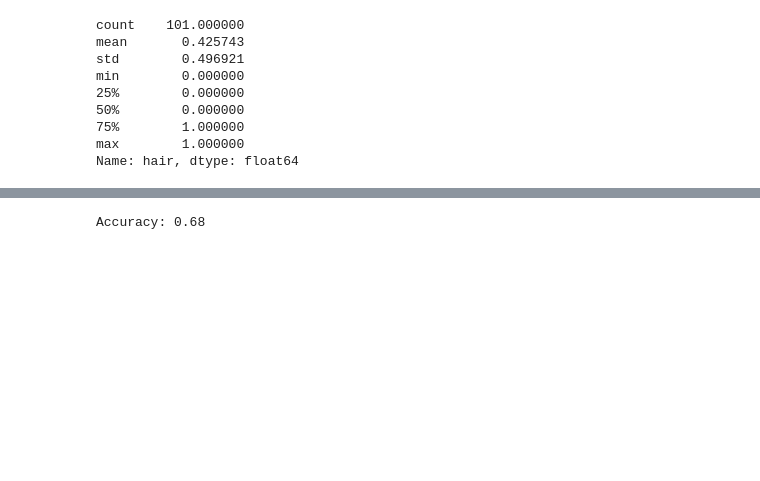
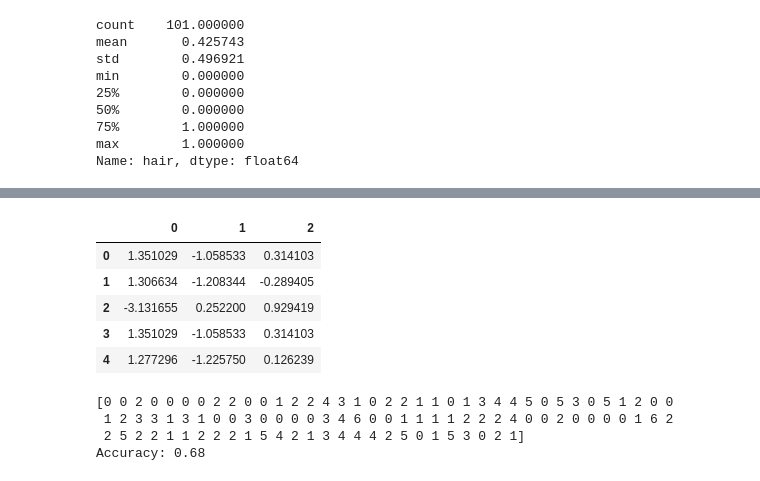
Before and after one commit to OracyC/6560-MachineLearning-ClassNotes, a Jupyter notebook: KMeans.ipynb, the cells around one changed output, grey strips where cells are left out. Saved outputs shown, nothing was run; the diff lists cells and outputs as text; code cells hidden in the pictures; blank space fills up the shorter version.

```diff
--- a/KMeans.ipynb
+++ b/KMeans.ipynb
@@ -219,9 +227,21 @@ print("Accuracy:",round(sklearn.metrics.silhouette_score(zoo_data,labels1), 2))
 Accuracy: 0.44
 # %%
 pca3 = PCA(3)
-zoo_data_pca = pca3.fit_transform(zoo_data)
+zoo_data_pca = pd.DataFrame(pca3.fit_transform(zoo_data))
+zoo_data_pca.head()
+# %% [output]
+|  | 0 | 1 | 2 |
+| 0 | 1.351029 | -1.058533 | 0.314103 |
+| 1 | 1.306634 | -1.208344 | -0.289405 |
+| 2 | -3.131655 | 0.252200 | 0.929419 |
+| 3 | 1.351029 | -1.058533 | 0.314103 |
+| 4 | 1.277296 | -1.225750 | 0.126239 |
 # %%
 labels2 = KMeans(7, random_state=99).fit_predict(zoo_data_pca)
+print(labels2)
 print("Accuracy:",round(sklearn.metrics.silhouette_score(zoo_data_pca,labels2), 2))
 # %% [output]
+[0 0 2 0 0 0 0 2 2 0 0 1 2 2 4 3 1 0 2 2 1 1 0 1 3 4 4 5 0 5 3 0 5 1 2 0 0
+ 1 2 3 3 1 3 1 0 0 3 0 0 0 0 3 4 6 0 0 1 1 1 1 2 2 2 4 0 0 2 0 0 0 0 1 6 2
+ 2 5 2 2 1 1 2 2 2 1 5 4 2 1 3 4 4 4 2 5 0 1 5 3 0 2 1]
 Accuracy: 0.68
```
Also changed, not shown: parts of 8 cells of this notebook.
